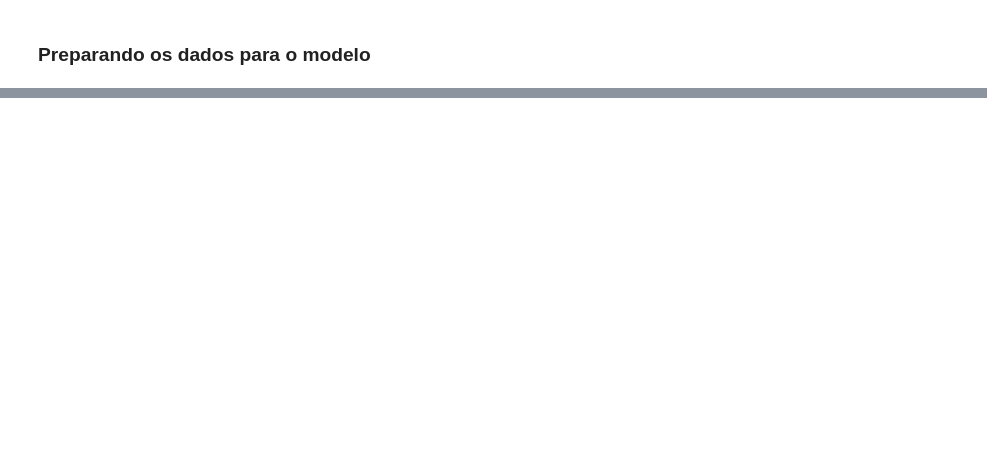
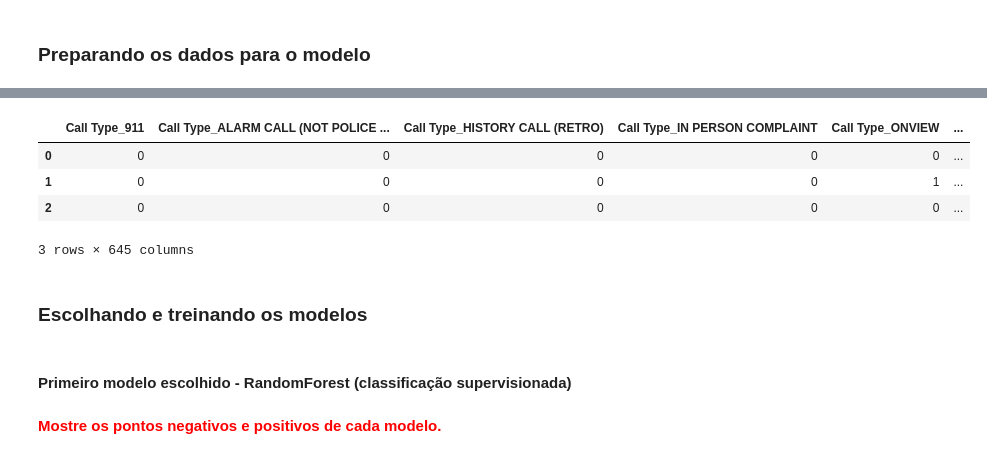
Before and after one commit to hlgurgel/uni7, a Jupyter notebook: Prova_v0.0.2.ipynb, the cells around one changed output, grey strips where cells are left out. Drawn from its saved outputs; the diff is of its cells as text; code cells hidden in the pictures; blank space fills up the shorter version.

```diff
--- a/Prova_v0.0.2.ipynb
+++ b/Prova_v0.0.2.ipynb
@@ -345 +357,5 @@ O segundo passo é identificar as variáveis que são "classes" e dispo-las como
+# %%
+for column_name in X_dataframe.columns:
+    X_dataframe = X_dataframe.join(pd.get_dummies(X_dataframe[column_name], prefix=column_name))
+    X_dataframe.drop([column_name], axis=1, inplace=True)
 # %%
@@ -352,0 +373,10 @@ for x in []
+# %%
+X_dataframe.head(3)
+# %% [output]
+|  | Call Type_911 | Call Type_ALARM CALL (NOT POLICE ... | Call Type_HISTORY CALL (RETRO) | Call Type_IN PERSON COMPLAINT | Call Type_ONVIEW | ... |
+| 0 | 0 | 0 | 0 | 0 | 0 | ... |
+| 1 | 0 | 0 | 0 | 0 | 1 | ... |
+| 2 | 0 | 0 | 0 | 0 | 0 | ... |
+3 rows × 645 columns
+# %% [markdown]
+### Escolhando e treinando os modelos
@@ -352,0 +390,4 @@ for x in []
+# %% [markdown]
+#### Primeiro modelo escolhido - RandomForest (classificação supervisionada)
+# %% [markdown]
+<strong><font color='red'>Mostre os pontos negativos e positivos de cada modelo.</font></strong>
```
Also changed, not shown: parts of 25 cells of this notebook.
